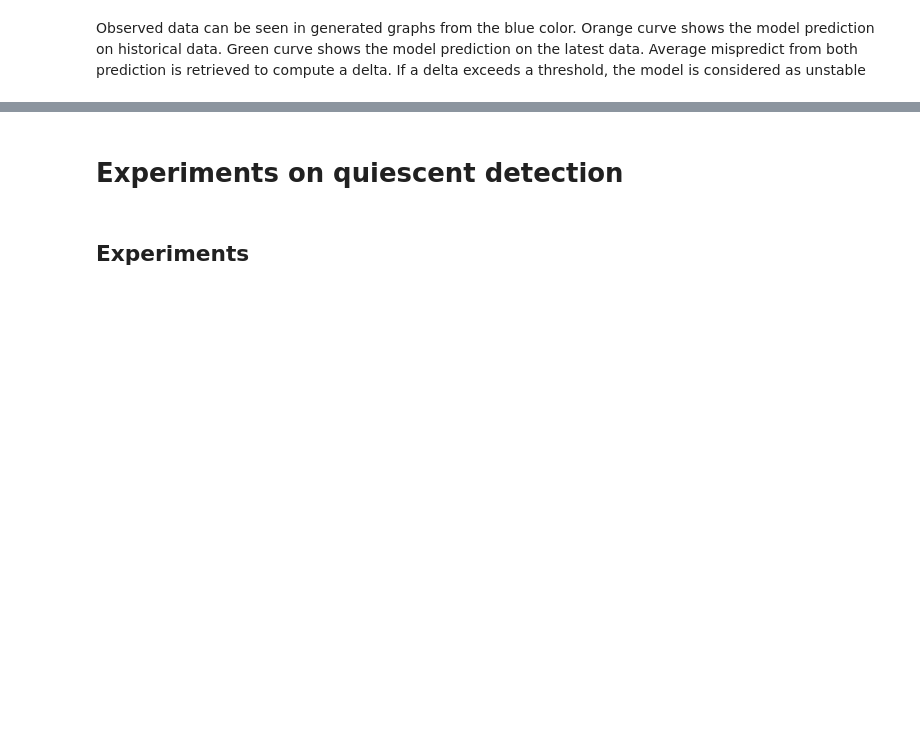
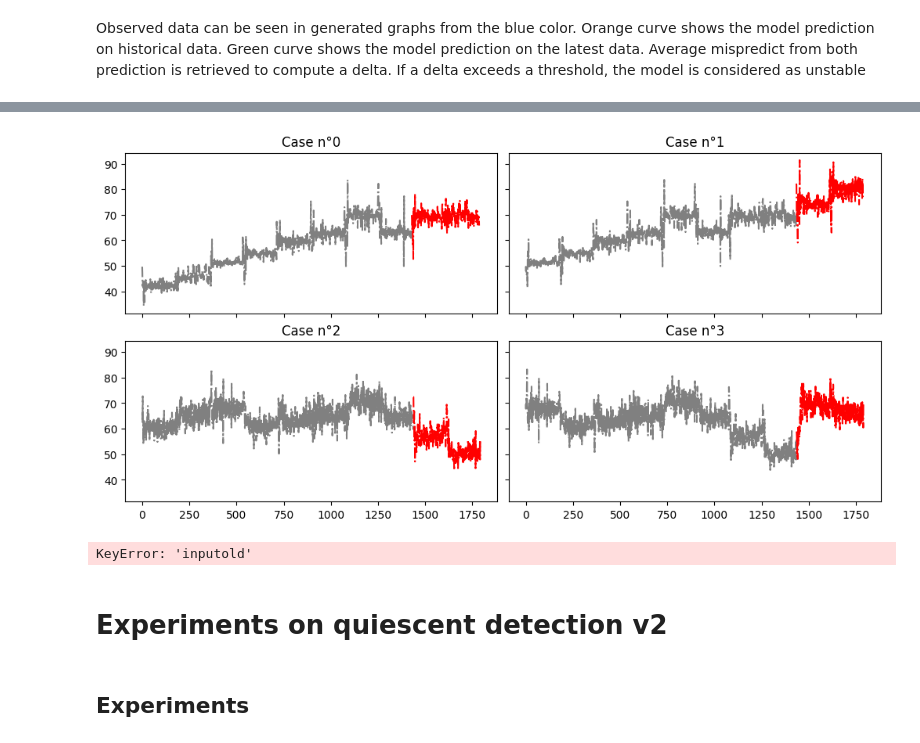
Before and after one commit to jacquetpi/scroogevm, a Jupyter notebook: scroogevm_lstm_analysis.ipynb, the cells around one changed output, grey strips where cells are left out. Cells and saved outputs as stored; diff of their text form; code cells hidden in the pictures; blank space fills up the shorter version.

```diff
--- a/scroogevm_lstm_analysis.ipynb
+++ b/scroogevm_lstm_analysis.ipynb
@@ -17,6 +17,18 @@ pd.set_option('styler.format.precision', 2)
 def unhex_str(compressed_object : str):
     as_str = bytes.fromhex(compressed_object).decode('utf-8').replace('][', ' ').replace('[', '').replace(']', '')
     return [float(x) for x in as_str.split(' ')]
+
+def separate_old_new_data(line : pd.core.series.Series, with_nan=True):
+    old_data = list()
+    new_data = list()
+    for real_data, old_iteration, new_iteration in zip(line['realdata_uncompressed'], line['predictold_uncompressed'], line['predictnew_uncompressed']):
+        if not math.isnan(float(old_iteration)):
+            old_data.append(float(real_data))
+            if with_nan: new_data.append(float('nan'))
+        elif not math.isnan(float(new_iteration)):
+            if with_nan: old_data.append(float('nan'))
+            new_data.append(float(real_data))
+    return old_data, new_data
 
 def plot_for_line(line : pd.core.series.Series, ax : matplotlib.axes._axes.Axes = None):
     if ax is None:
@@ -104,0 +117,14 @@ CPU traces on multiple iterations displayed:
+# %%
+interesting_lines = pd.read_csv('save/interesting_lines.csv')
+interesting_lines['realdata_uncompressed'] = interesting_lines['realdata'].apply(lambda row : unhex_str(row))
+interesting_lines['predictold_uncompressed'] = interesting_lines['predictold'].apply(lambda row : unhex_str(row))
+interesting_lines['predictnew_uncompressed'] = interesting_lines['predictnew'].apply(lambda row : unhex_str(row))
+
+fig, axs = plt.subplots(2, 2, figsize=(10, 5), layout='constrained', sharex=True, sharey=True)
+for ax, index in zip(axs.flat, range(len(interesting_lines))):
+    old_data, new_data = separate_old_new_data(interesting_lines.iloc[index])
+    ax.plot(old_data, color='grey',  linestyle='-.')
+    ax.plot(new_data, color='red',  linestyle='-.')
+    ax.set_title('Case n°' + str(index))
+# %% [output]
+[figure, added]
@@ -104,0 +141,22 @@ CPU traces on multiple iterations displayed:
+# %%
+assessers_res = dict()
+assessers_res['test_case']     = list()
+assessers_res['assesser_avg']  = list()
+assessers_res['assesser_per']  = list()
+assessers_res['assesser_pval'] = list()
+assessers_res['assesser_lstm'] = list()
+
+for index in range(len(interesting_lines)):
+
+    old_data_raw = json.loads(bytes.fromhex(trace_df.iloc[6]['inputold']).decode('utf-8'))
+    new_data_raw = json.loads(bytes.fromhex(trace_df.iloc[6]['inputnew']).decode('utf-8'))
+
+    assessers_res['test_case'].append(index)
+    assessers_res['assesser_avg'].append(assesser_avg.assess(old_data=old_data, new_data=new_data, threshold_inf=1, threshold_sup=1))
+    assessers_res['assesser_per'].append(assesser_per.assess(old_data=old_data, new_data=new_data, threshold_inf=0.9, threshold_sup=1.1))
+    assessers_res['assesser_pval'].append(assesser_pval.assess(old_data=old_data, new_data=new_data, threshold=0))
+    assessers_res['assesser_lstm'].append(assesser_lstm.assess(old_data=old_data, new_data=new_data, threshold=0.01, max_config=256, debug=True))
+
+assesser_res_df = pd.DataFrame(assessers_res)
+# %% [output]
+KeyError: 'inputold'
@@ -105,5 +165,5 @@ CPU traces on multiple iterations displayed:
 # %% [markdown]
-# Experiments on quiescent detection
+# Experiments on quiescent detection v2
 # %% [markdown]
 ## Experiments
 # %%
```
Also changed, not shown: parts of 14 cells of this notebook, 7 other files.
